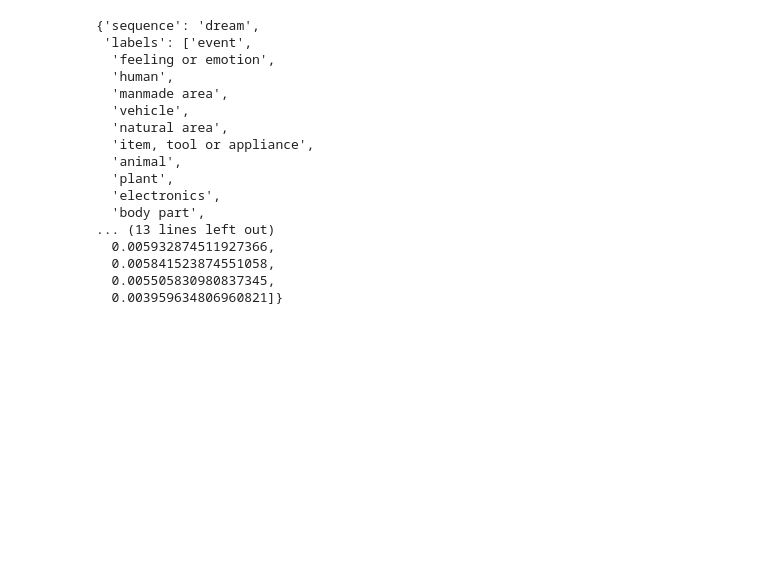
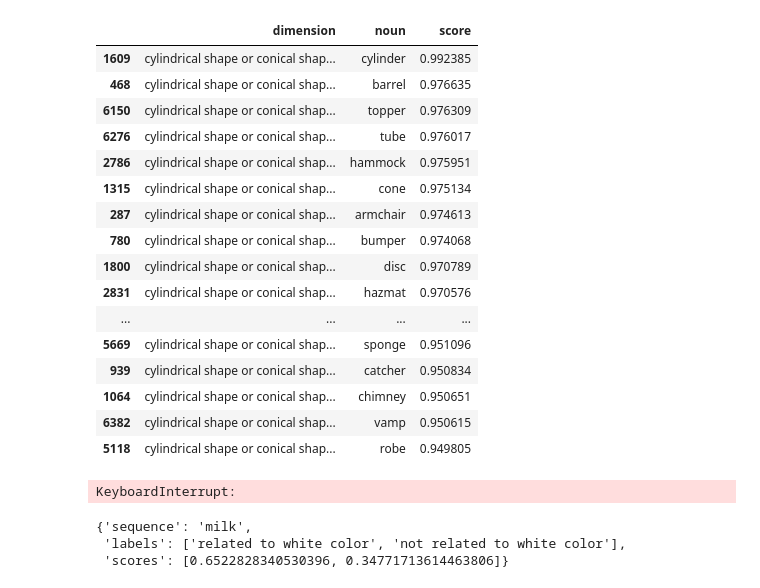
Before and after one commit to diegogcerdas/masters-thesis, a Jupyter notebook: notebooks/workflow/classification.ipynb, the cells around one changed output. Drawn from its saved outputs; the diff is of its cells as text; code cells hidden in the pictures; blank space fills up the shorter version.

```diff
--- a/notebooks/workflow/classification.ipynb
+++ b/notebooks/workflow/classification.ipynb
@@ -5,3 +5,24 @@ from tqdm import tqdm
 import numpy as np
 
 zeroshot_classifier = pipeline("zero-shot-classification", model="MoritzLaurer/deberta-v3-base-zeroshot-v1.1-all-33")
+# %%
+df = pd.read_csv('../../cylindrical shape or conical shape or cushioning.csv')
+df.sort_values(by='score', ascending=False).head(50)
+# %% [output]
+|  | dimension | noun | score |
+| 1609 | cylindrical shape or conical shap... | cylinder | 0.992385 |
+| 468 | cylindrical shape or conical shap... | barrel | 0.976635 |
+| 6150 | cylindrical shape or conical shap... | topper | 0.976309 |
+| 6276 | cylindrical shape or conical shap... | tube | 0.976017 |
+| 2786 | cylindrical shape or conical shap... | hammock | 0.975951 |
+| 1315 | cylindrical shape or conical shap... | cone | 0.975134 |
+| 287 | cylindrical shape or conical shap... | armchair | 0.974613 |
+| 780 | cylindrical shape or conical shap... | bumper | 0.974068 |
+| 1800 | cylindrical shape or conical shap... | disc | 0.970789 |
+| 2831 | cylindrical shape or conical shap... | hazmat | 0.970576 |
+| ... | ... | ... | ... |
+| 5669 | cylindrical shape or conical shap... | sponge | 0.951096 |
+| 939 | cylindrical shape or conical shap... | catcher | 0.950834 |
+| 1064 | cylindrical shape or conical shap... | chimney | 0.950651 |
+| 6382 | cylindrical shape or conical shap... | vamp | 0.950615 |
+| 5118 | cylindrical shape or conical shap... | robe | 0.949805 |
@@ -8,30 +37,45 @@ zeroshot_classifier = pipeline("zero-shot-classification", model="MoritzLaurer/d
+# %%
+hypothesis_template = "This word can be categorized as {}"
+dimension = 'white color'
+
+
+f = 'laion_nouns_dimensions.csv'
+
+data = []
+
+for dimension in dimensions:
+    candidate_labels=[f'{t} {dimension}' for t in ["related to", "not related to"]]
+    for noun in tqdm(nouns):
+        result = zeroshot_classifier(noun, candidate_labels, hypothesis_template=hypothesis_template)
+        idx = np.where(np.array(result['labels']) == candidate_labels[0])[0][0]
+        score = result['scores'][idx]
+        data.append([dimension, noun, score])
+    break
+#     data_n = [noun]
+#     for label in candidate_labels:
+#         idx = np.where(np.array(result['labels']) == label)[0][0]
+#         data_n.append(f"{result['scores'][idx]:.3f}")
+#     data.append(data_n)
+#     break
+
+# data = pd.DataFrame(data, columns=['noun'] + candidate_labels)
+# data.to_csv(f, index=False)
+# %% [output]
+KeyboardInterrupt:
 # %%
-text = "dream"
-hypothesis_template = "This word can be categorized as {}"
-candidate_labels=["human", "animal", "plant", "vehicle", "food", "clothing", "body part", "furniture", "electronics", "item, tool or appliance", "manmade area", "natural area", "event", "feeling or emotion"]
+text = "milk"
+hypothesis_template = "This word is {}"
+dimension = 'white color'
+candidate_labels=[f'{t} {dimension}' for t in ["related to", "not related to"]]
 
 result = zeroshot_classifier(text, candidate_labels, hypothesis_template=hypothesis_template)
 label = result['labels'][0]
 score = result['scores'][0]
 result
 # %% [output]
-{'sequence': 'dream',
- 'labels': ['event',
-  'feeling or emotion',
-  'human',
-  'manmade area',
-  'vehicle',
-  'natural area',
-  'item, tool or appliance',
-  'animal',
-  'plant',
-  'electronics',
-  'body part',
-... (13 lines left out)
-  0.005932874511927366,
-  0.005841523874551058,
-  0.005505830980837345,
-  0.003959634806960821]}
+{'sequence': 'milk',
+ 'labels': ['related to white color', 'not related to white color'],
+ 'scores': [0.6522828340530396, 0.34771713614463806]}
 # %%
 hypothesis_template = "This word can be categorized as {}"
 candidate_labels=["human", "animal", "plant", "vehicle", "food", "clothing", "body part", "furniture", "electronics", "item, tool or appliance", "manmade area", "natural area", "event", "feeling or emotion"]
```
Also changed, not shown: parts of 1 cell of this notebook, 3 other files.
